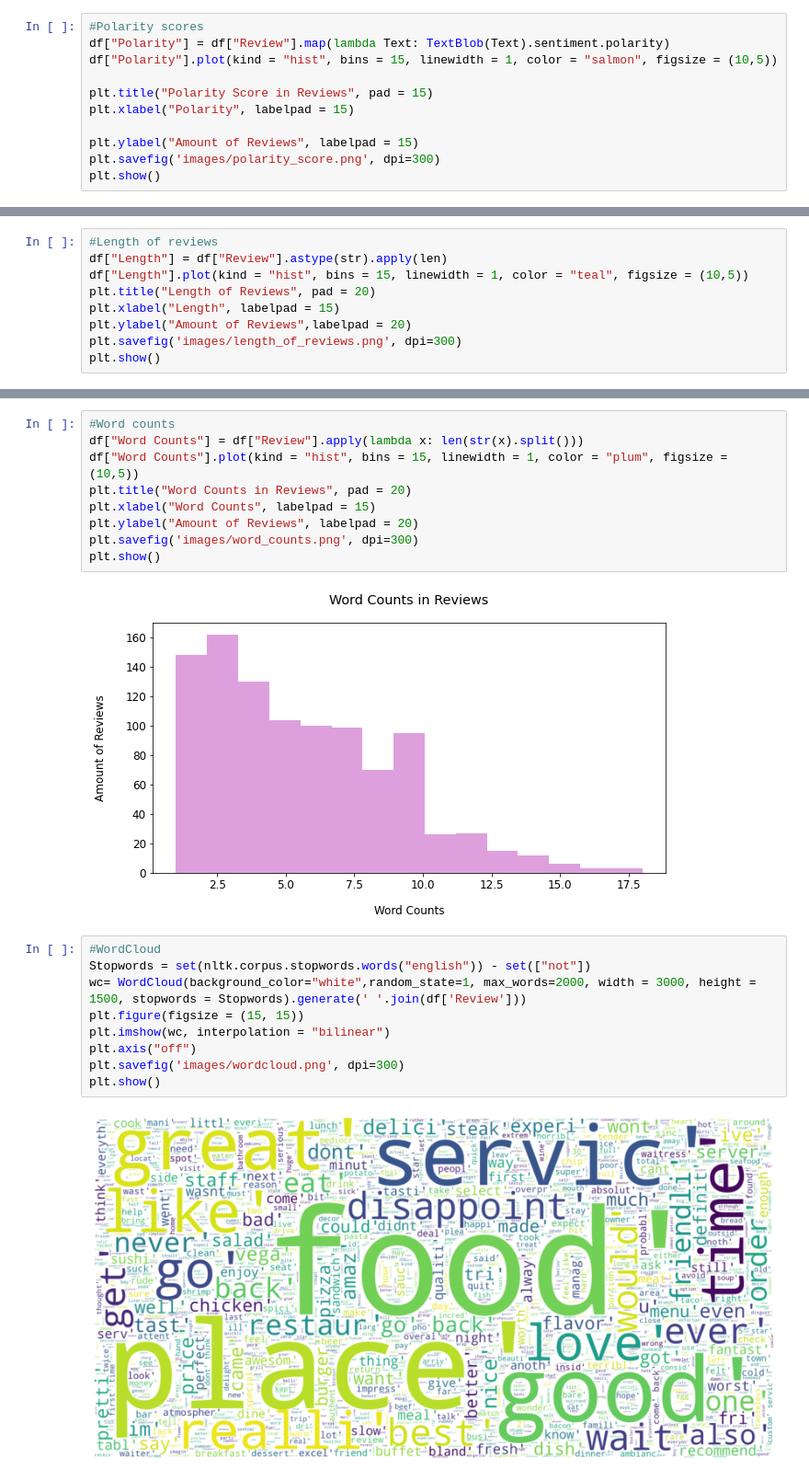
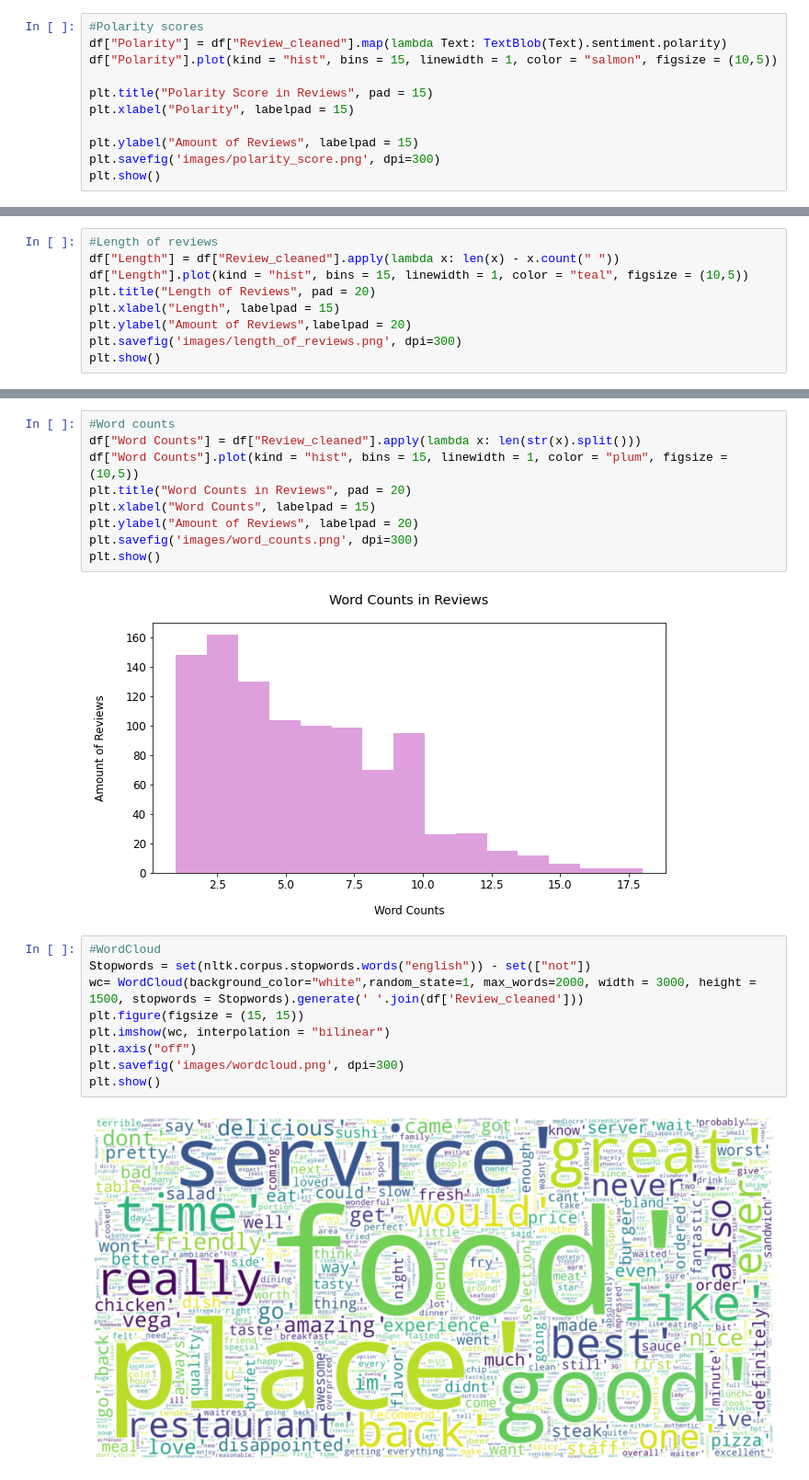
Before and after one commit to cerenkasap/restaurant_review_analysis, a Jupyter notebook: Exploratory_Data_Analysis.ipynb, the cells around one changed output, grey strips where cells are left out. Shown: that part at 92% size. Drawn from its saved outputs; the diff is of its cells as text.

```diff
--- a/Exploratory_Data_Analysis.ipynb
+++ b/Exploratory_Data_Analysis.ipynb
@@ -68,7 +70,7 @@ Liked     0
 dtype: int64
 # %%
 #Polarity scores
-df["Polarity"] = df["Review"].map(lambda Text: TextBlob(Text).sentiment.polarity)
+df["Polarity"] = df["Review_cleaned"].map(lambda Text: TextBlob(Text).sentiment.polarity)
 df["Polarity"].plot(kind = "hist", bins = 15, linewidth = 1, color = "salmon", figsize = (10,5))
 
 plt.title("Polarity Score in Reviews", pad = 15)
@@ -82,6 +84,6 @@ plt.show()
 # %%
 #Length of reviews
-df["Length"] = df["Review"].astype(str).apply(len)
+df["Length"] = df["Review_cleaned"].apply(lambda x: len(x) - x.count(" "))
 df["Length"].plot(kind = "hist", bins = 15, linewidth = 1, color = "teal", figsize = (10,5))
 plt.title("Length of Reviews", pad = 20)
 plt.xlabel("Length", labelpad = 15)
@@ -93,6 +95,6 @@ plt.show()
 # %%
 #Word counts
-df["Word Counts"] = df["Review"].apply(lambda x: len(str(x).split()))
+df["Word Counts"] = df["Review_cleaned"].apply(lambda x: len(str(x).split()))
 df["Word Counts"].plot(kind = "hist", bins = 15, linewidth = 1, color = "plum", figsize = (10,5))
 plt.title("Word Counts in Reviews", pad = 20)
 plt.xlabel("Word Counts", labelpad = 15)
@@ -104,14 +106,14 @@ plt.show()
 # %%
 #WordCloud
 Stopwords = set(nltk.corpus.stopwords.words("english")) - set(["not"])
-wc= WordCloud(background_color="white",random_state=1, max_words=2000, width = 3000, height = 1500, stopwords = Stopwords).generate(' '.join(df['Review']))
+wc= WordCloud(background_color="white",random_state=1, max_words=2000, width = 3000, height = 1500, stopwords = Stopwords).generate(' '.join(df['Review_cleaned']))
 plt.figure(figsize = (15, 15))
 plt.imshow(wc, interpolation = "bilinear")
 plt.axis("off")
 plt.savefig('images/wordcloud.png', dpi=300)
 plt.show()
 # %% [output]
-[figure, old version]
+[figure, new version]
 # %%
 #N-Gram Analysis
 def Gram_Analysis(Corpus, Gram, N):
```
Also changed, not shown: parts of 12 cells of this notebook, 6 other files.
